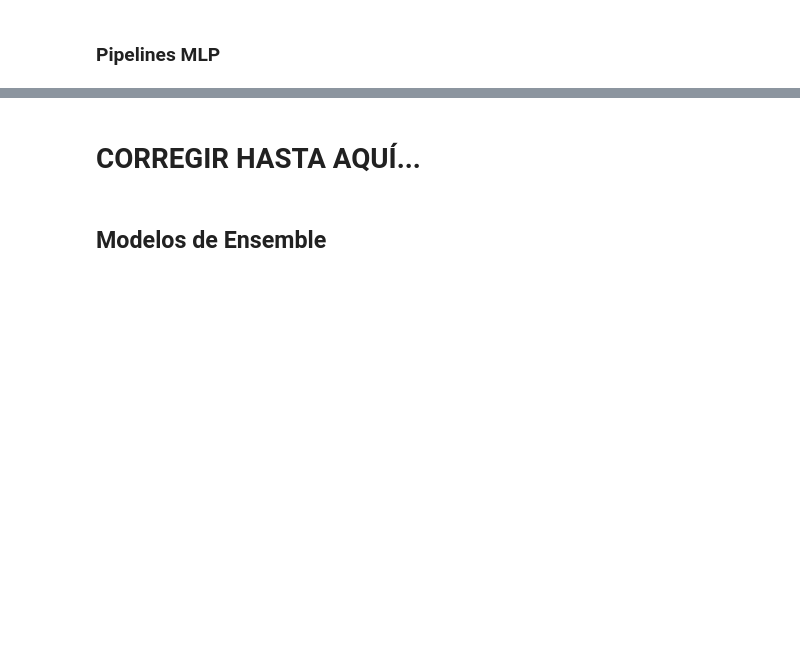
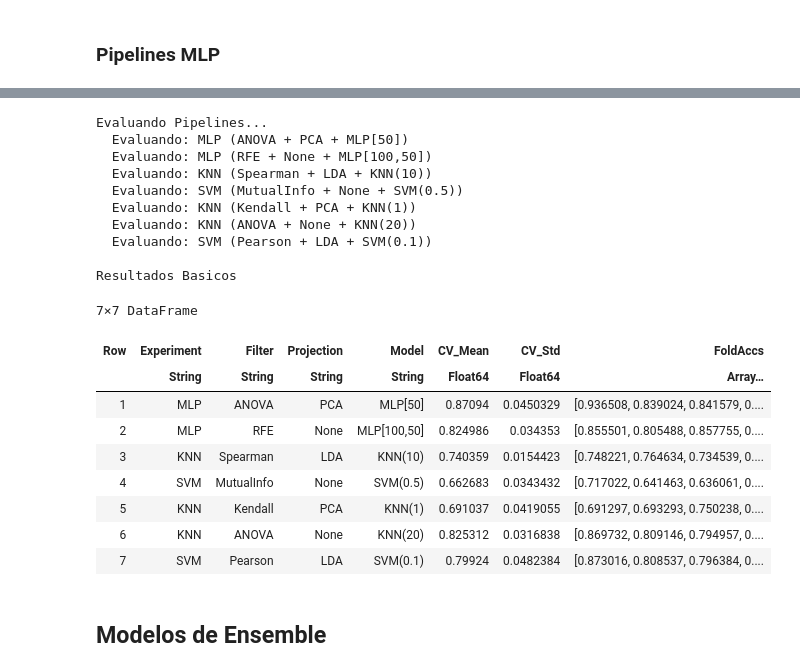
Before and after one commit to anibalsande/MAAAI, a Jupyter notebook: Practica2.ipynb, the cells around one changed output, grey strips where cells are left out. Drawn from its saved outputs; the diff is of its cells as text; code cells hidden in the pictures; blank space fills up the shorter version.

```diff
--- a/Practica2.ipynb
+++ b/Practica2.ipynb
@@ -1167,5 +1102,75 @@ Suggestion: check for spelling errors or missing imports.
-# %% [markdown]
-# CORREGIR HASTA AQUÍ...
+# %%
+using MLJ, MLJBase, DataFrames, Statistics
+
+X_table = MLJ.table(X_train)
+y_vec = y_train
+
+train_test_pairs = [(split.train, split.test) for split in cv_splits]
+
+# Definición del DataFrame de Resultados
+results_basicos = DataFrame(
+    Experiment = String[],
+    Filter = String[],
+    Projection = String[],
+    Model = String[],
+    CV_Mean = Float64[],
+    CV_Std = Float64[],
+    FoldAccs = Vector{Float64}[]
+)
+
+# --- 4. Definición de Experimentos ---
+experiments = [
+    ("MLP", FilterPipelineProb(ANOVAFilter(k=50), Pipeline(normalizer=MinMaxNormalizer(), projection=PCA_model(maxoutdim=20)), mlp_50), "ANOVA", "PCA", "MLP[50]"),
+    #("MLP", FilterPipelineProb(PearsonCorrelationFilter(k=70), Pipeline(normalizer=MinMaxNormalizer(), projection=ica), mlp_100), "Pearson", "ICA", "MLP[100]"),
+    ("MLP", FilterPipelineProb(RFEFilter(k=50, step=0.5), Pipeline(normalizer=MinMaxNormalizer()), mlp_100_50), "RFE", "None", "MLP[100,50]"),
+    ("KNN", FilterPipelineProb(SpearmanCorrelationFilter(k=50), Pipeline(normalizer=MinMaxNormalizer(), projection=LDA_model()), knn_10), "Spearman", "LDA", "KNN(10)"),
+    ("SVM", FilterPipelineDet(MutualInformationFilter(k=50), Pipeline(normalizer=MinMaxNormalizer()), svm_05), "MutualInfo", "None", "SVM(0.5)"),
+    ("KNN", FilterPipelineProb(KendallCorrelationFilter(k=50), Pipeline(normalizer=MinMaxNormalizer(), projection=PCA_model(maxoutdim=20)), knn_1), "Kendall", "PCA", "KNN(1)"),
+    #("SVM", FilterPipelineDet(nothing, Pipeline(normalizer=MinMaxNormalizer(), projection=ica), svm_10), "None", "ICA", "SVM(1.0)"),
+    ("KNN", FilterPipelineProb(ANOVAFilter(k=50), Pipeline(normalizer=MinMaxNormalizer()), knn_20), "ANOVA", "None", "KNN(20)"),
+    ("SVM", FilterPipelineDet(PearsonCorrelationFilter(k=50), Pipeline(normalizer=MinMaxNormalizer(), projection=LDA_model()), svm_01), "Pearson", "LDA", "SVM(0.1)")
+]
+
+# --- 5. Evaluación ---
+println("\nEvaluando Pipelines...")
+
+for (name, pipe, fname, pname, mname) in experiments
+    println("  Evaluando: $name ($fname + $pname + $mname)")
+
+    mach = machine(pipe, X_table, y_vec)
+    res = evaluate!(mach, resampling=train_test_pairs, measures=[accuracy], verbosity=0)
+
+    mean_cv = res.measurement[1]
+    std_cv = std(res.per_fold[1])
+
+    fold_accs = res.per_fold[1]
+    push!(results_basicos, (name, fname, pname, mname, mean_cv, std_cv, fold_accs))
+end
+
+# Mostrar resultados
+println("\nResultados Basicos")
+display(results_basicos)
+# %% [output]
+Evaluando Pipelines...
+  Evaluando: MLP (ANOVA + PCA + MLP[50])
+  Evaluando: MLP (RFE + None + MLP[100,50])
+  Evaluando: KNN (Spearman + LDA + KNN(10))
+  Evaluando: SVM (MutualInfo + None + SVM(0.5))
+  Evaluando: KNN (Kendall + PCA + KNN(1))
+  Evaluando: KNN (ANOVA + None + KNN(20))
+  Evaluando: SVM (Pearson + LDA + SVM(0.1))
+
+Resultados Basicos
+7×7 DataFrame
+| Row | Experiment | Filter | Projection | Model | CV_Mean | CV_Std | FoldAccs |
+|  | String | String | String | String | Float64 | Float64 | Array… |
+| 1 | MLP | ANOVA | PCA | MLP[50] | 0.87094 | 0.0450329 | [0.936508, 0.839024, 0.841579, 0.... |
+| 2 | MLP | RFE | None | MLP[100,50] | 0.824986 | 0.034353 | [0.855501, 0.805488, 0.857755, 0.... |
+| 3 | KNN | Spearman | LDA | KNN(10) | 0.740359 | 0.0154423 | [0.748221, 0.764634, 0.734539, 0.... |
+| 4 | SVM | MutualInfo | None | SVM(0.5) | 0.662683 | 0.0343432 | [0.717022, 0.641463, 0.636061, 0.... |
+| 5 | KNN | Kendall | PCA | KNN(1) | 0.691037 | 0.0419055 | [0.691297, 0.693293, 0.750238, 0.... |
+| 6 | KNN | ANOVA | None | KNN(20) | 0.825312 | 0.0316838 | [0.869732, 0.809146, 0.794957, 0.... |
+| 7 | SVM | Pearson | LDA | SVM(0.1) | 0.79924 | 0.0482384 | [0.873016, 0.808537, 0.796384, 0.... |
 # %% [markdown]
 ## Modelos de Ensemble
 # %%
```
Also changed, not shown: parts of 6 cells of this notebook.
